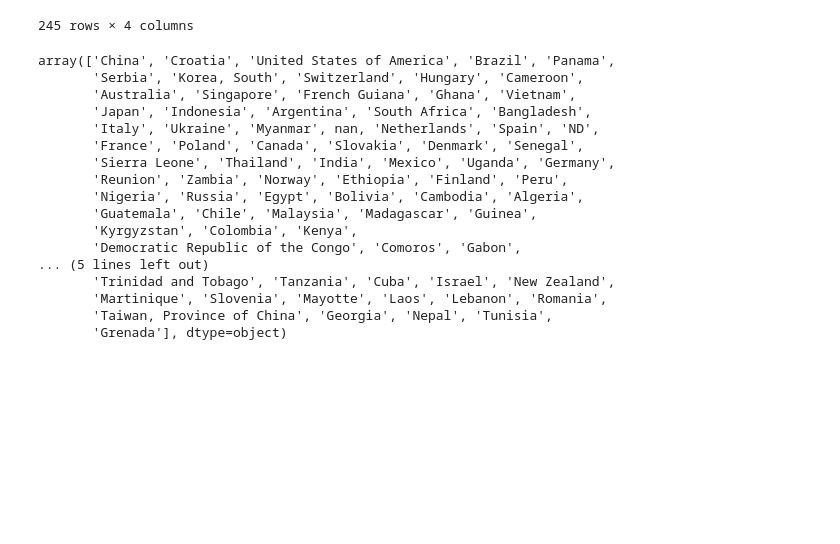
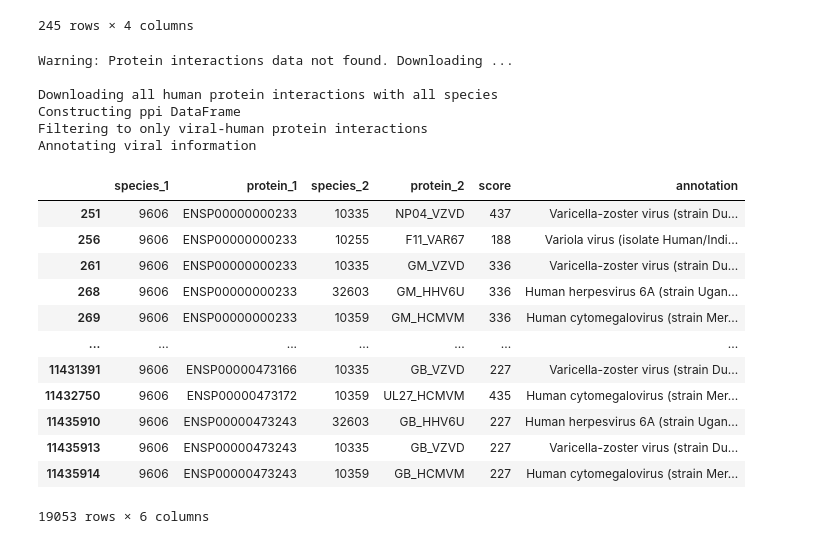
Before and after one commit to axiomcura/VSeek, a Jupyter notebook: analysis/00_get_data.ipynb, the cells around one changed output. Saved outputs shown, nothing was run; the diff lists cells and outputs as text; code cells hidden in the pictures; blank space fills up the shorter version.

```diff
--- a/analysis/00_get_data.ipynb
+++ b/analysis/00_get_data.ipynb
@@ -237,23 +252,26 @@ load_geolocations()
 | 243 | ZM | -13.133897 | 27.849332 | Zambia |
 | 244 | ZW | -19.015438 | 29.154857 | Zimbabwe |
 245 rows × 4 columns
-# %%
-load_dbat_vir_db()["Sampling country"].unique()
-# %% [output]
-array(['China', 'Croatia', 'United States of America', 'Brazil', 'Panama',
-       'Serbia', 'Korea, South', 'Switzerland', 'Hungary', 'Cameroon',
-       'Australia', 'Singapore', 'French Guiana', 'Ghana', 'Vietnam',
-       'Japan', 'Indonesia', 'Argentina', 'South Africa', 'Bangladesh',
-       'Italy', 'Ukraine', 'Myanmar', nan, 'Netherlands', 'Spain', 'ND',
-       'France', 'Poland', 'Canada', 'Slovakia', 'Denmark', 'Senegal',
-       'Sierra Leone', 'Thailand', 'India', 'Mexico', 'Uganda', 'Germany',
-       'Reunion', 'Zambia', 'Norway', 'Ethiopia', 'Finland', 'Peru',
-       'Nigeria', 'Russia', 'Egypt', 'Bolivia', 'Cambodia', 'Algeria',
-       'Guatemala', 'Chile', 'Malaysia', 'Madagascar', 'Guinea',
-       'Kyrgyzstan', 'Colombia', 'Kenya',
-       'Democratic Republic of the Congo', 'Comoros', 'Gabon',
-... (5 lines left out)
-       'Trinidad and Tobago', 'Tanzania', 'Cuba', 'Israel', 'New Zealand',
-       'Martinique', 'Slovenia', 'Mayotte', 'Laos', 'Lebanon', 'Romania',
-       'Taiwan, Province of China', 'Georgia', 'Nepal', 'Tunisia',
-       'Grenada'], dtype=object)
+# %%
+data = load_human_ppi()
+data
+# %% [output]
+Warning: Protein interactions data not found. Downloading ...
+
+Downloading all human protein interactions with all species
+Constructing ppi DataFrame
+Filtering to only viral-human protein interactions
+Annotating viral information
+|  | species_1 | protein_1 | species_2 | protein_2 | score | annotation |
+| 251 | 9606 | ENSP00000000233 | 10335 | NP04_VZVD | 437 | Varicella-zoster virus (strain Du... |
+| 256 | 9606 | ENSP00000000233 | 10255 | F11_VAR67 | 188 | Variola virus (isolate Human/Indi... |
+| 261 | 9606 | ENSP00000000233 | 10335 | GM_VZVD | 336 | Varicella-zoster virus (strain Du... |
+| 268 | 9606 | ENSP00000000233 | 32603 | GM_HHV6U | 336 | Human herpesvirus 6A (strain Ugan... |
+| 269 | 9606 | ENSP00000000233 | 10359 | GM_HCMVM | 336 | Human cytomegalovirus (strain Mer... |
+| ... | ... | ... | ... | ... | ... | ... |
+| 11431391 | 9606 | ENSP00000473166 | 10335 | GB_VZVD | 227 | Varicella-zoster virus (strain Du... |
+| 11432750 | 9606 | ENSP00000473172 | 10359 | UL27_HCMVM | 435 | Human cytomegalovirus (strain Mer... |
+| 11435910 | 9606 | ENSP00000473243 | 32603 | GB_HHV6U | 227 | Human herpesvirus 6A (strain Ugan... |
+| 11435913 | 9606 | ENSP00000473243 | 10335 | GB_VZVD | 227 | Varicella-zoster virus (strain Du... |
+| 11435914 | 9606 | ENSP00000473243 | 10359 | GB_HCMVM | 227 | Human cytomegalovirus (strain Mer... |
+19053 rows × 6 columns
```
Also changed, not shown: parts of 7 cells of this notebook, 13 other files.
